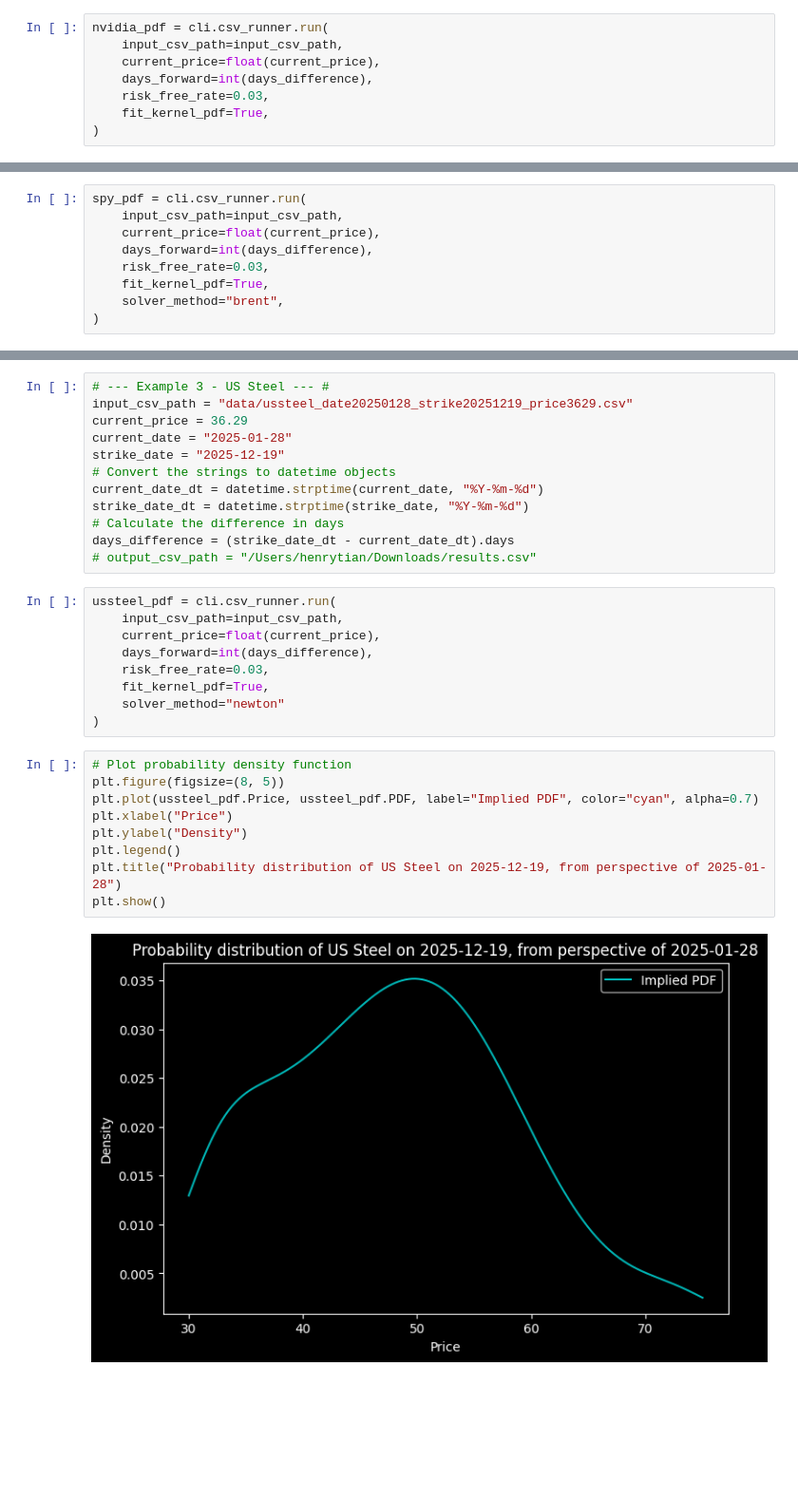
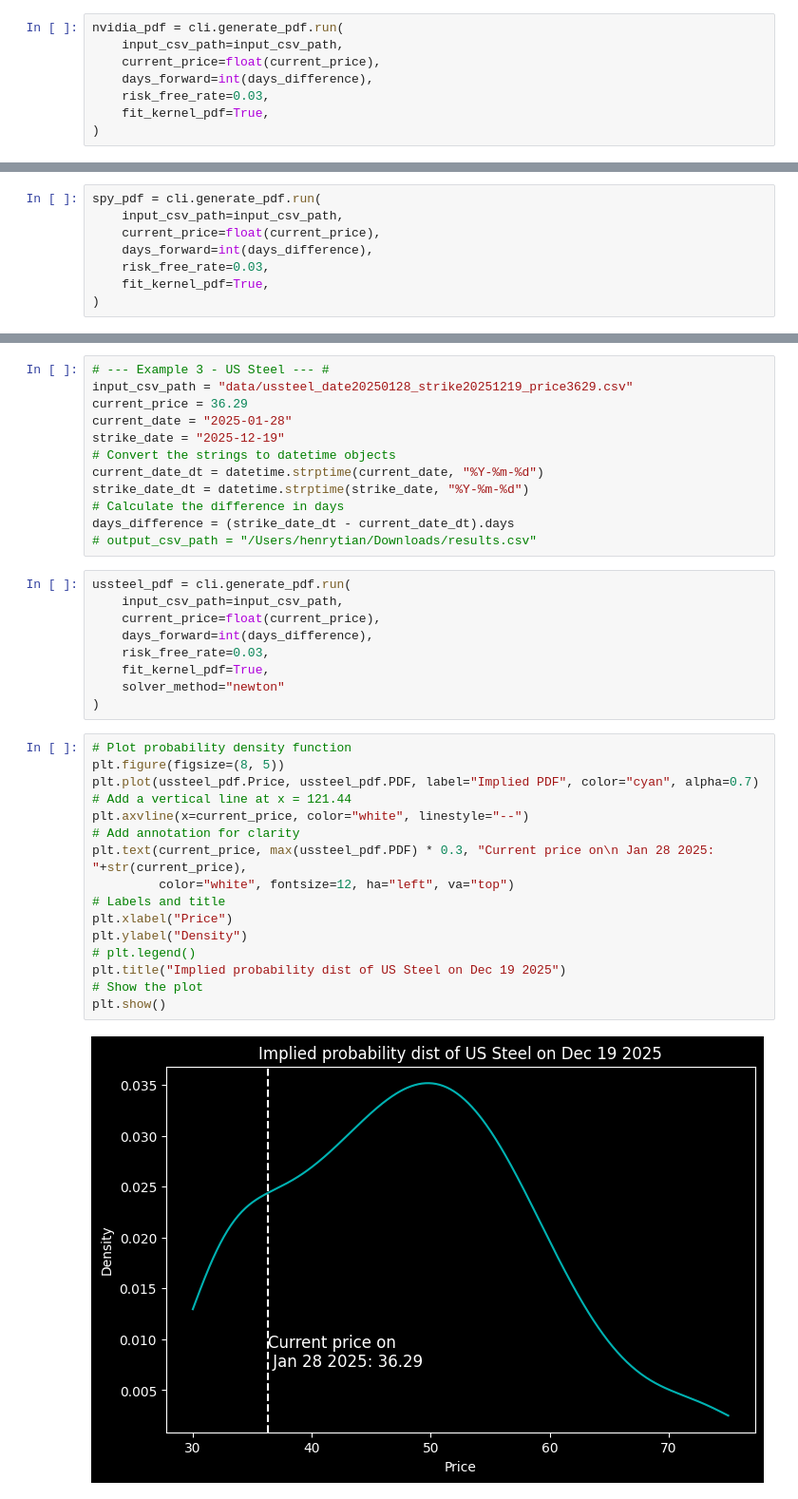
Before and after one commit to jmholzer/probabilistic, a Jupyter notebook: example.ipynb, the cells around one changed output, grey strips where cells are left out. Shown at 95% size. Saved outputs shown, nothing was run; the diff lists cells and outputs as text; blank space fills up the shorter version.

```diff
--- a/example.ipynb
+++ b/example.ipynb
@@ -16,7 +16,7 @@ strike_date_dt = datetime.strptime(strike_date, "%Y-%m-%d")
 days_difference = (strike_date_dt - current_date_dt).days
 # output_csv_path = "/Users/henrytian/Downloads/results.csv"
 # %%
-nvidia_pdf = cli.csv_runner.run(
+nvidia_pdf = cli.generate_pdf.run(
     input_csv_path=input_csv_path,
     current_price=float(current_price),
     days_forward=int(days_difference),
@@ -48,13 +55,12 @@ strike_date_dt = datetime.strptime(strike_date, "%Y-%m-%d")
 days_difference = (strike_date_dt - current_date_dt).days
 # output_csv_path = "/Users/henrytian/Downloads/results.csv"
 # %%
-spy_pdf = cli.csv_runner.run(
+spy_pdf = cli.generate_pdf.run(
     input_csv_path=input_csv_path,
     current_price=float(current_price),
     days_forward=int(days_difference),
     risk_free_rate=0.03,
     fit_kernel_pdf=True,
-    solver_method="brent",
 )
 # %%
 # Plot probability density function
@@ -80,7 +93,7 @@ strike_date_dt = datetime.strptime(strike_date, "%Y-%m-%d")
 days_difference = (strike_date_dt - current_date_dt).days
 # output_csv_path = "/Users/henrytian/Downloads/results.csv"
 # %%
-ussteel_pdf = cli.csv_runner.run(
+ussteel_pdf = cli.generate_pdf.run(
     input_csv_path=input_csv_path,
     current_price=float(current_price),
     days_forward=int(days_difference),
@@ -91,11 +104,18 @@ ussteel_pdf = cli.csv_runner.run(
 # %%
 # Plot probability density function
 plt.figure(figsize=(8, 5))
 plt.plot(ussteel_pdf.Price, ussteel_pdf.PDF, label="Implied PDF", color="cyan", alpha=0.7)
+# Add a vertical line at x = 121.44
+plt.axvline(x=current_price, color="white", linestyle="--")
+# Add annotation for clarity
+plt.text(current_price, max(ussteel_pdf.PDF) * 0.3, "Current price on\n Jan 28 2025: "+str(current_price),
+         color="white", fontsize=12, ha="left", va="top")
+# Labels and title
 plt.xlabel("Price")
 plt.ylabel("Density")
-plt.legend()
-plt.title("Probability distribution of US Steel on 2025-12-19, from perspective of 2025-01-28")
+# plt.legend()
+plt.title("Implied probability dist of US Steel on Dec 19 2025")
+# Show the plot
 plt.show()
 # %% [output]
-[figure, old version]
+[figure, new version]
```
Also changed, not shown: parts of 3 cells of this notebook, 24 other files.
